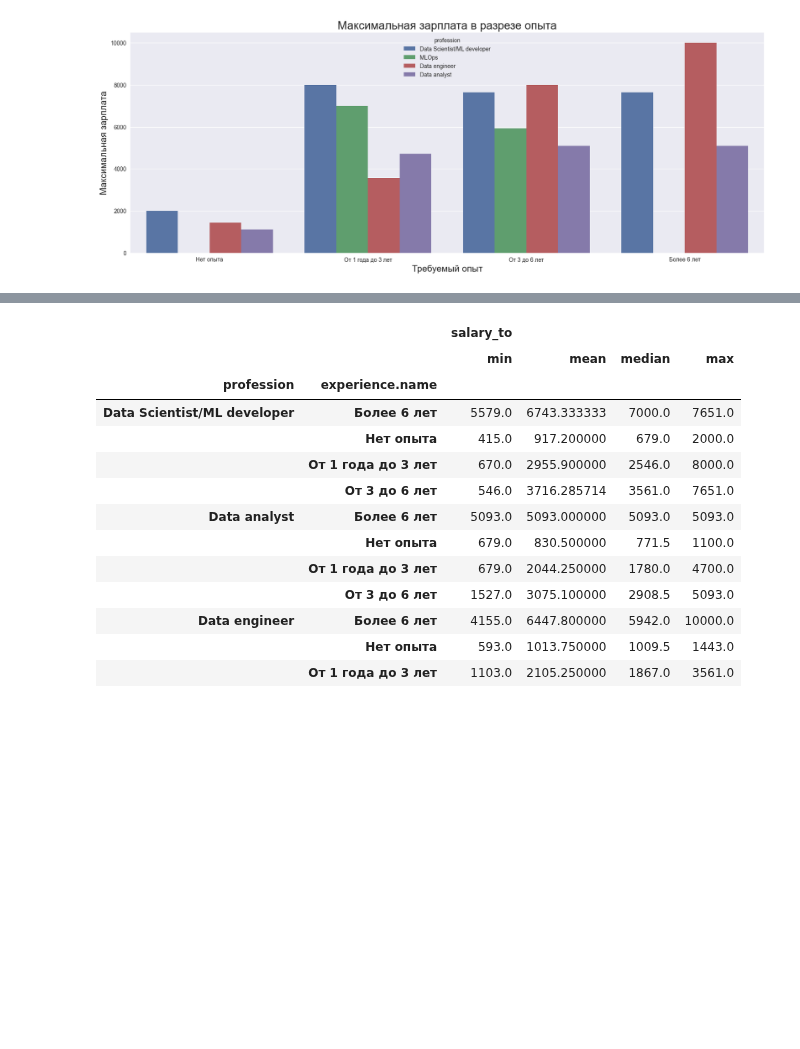
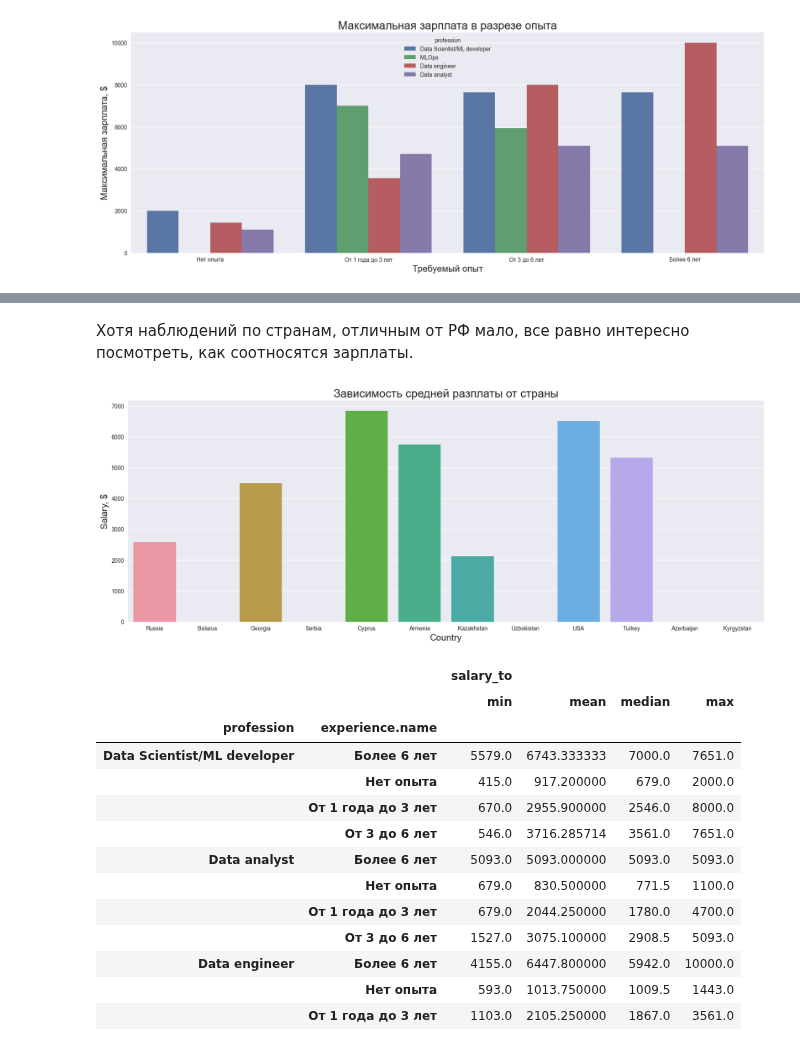
Before and after one commit to Lerrale/DE_vacancy_analysis, a Jupyter notebook: Job_Analysis_4_Analysis.ipynb, the cells around one changed output, grey strips where cells are left out. Cells and saved outputs as stored; diff of their text form; code cells hidden in the pictures; blank space fills up the shorter version.

```diff
--- a/Job_Analysis_4_Analysis.ipynb
+++ b/Job_Analysis_4_Analysis.ipynb
@@ -179,3 +225,22 @@ barplot1.set_ylabel('Максимальная зарплата', fontsize=16);
+# %% [markdown]
+Хотя наблюдений по странам, отличным от РФ мало, все равно интересно посмотреть, как соотносятся зарплаты.
+# %%
+fig, axes = plt.subplots(nrows=1, ncols=1, figsize=(20, 7))
+
+barplot_country_salary = sns.barplot(
+           data=df,
+           x='country',
+           y='salary',
+           estimator='median',
+           ci=None
+           )
+
+barplot_country_salary.tick_params(axis='x', rotation=0);
+barplot_country_salary.set_title('Зависимость средней разплаты от страны', fontsize=20);
+barplot_country_salary.set_xlabel('Country', fontsize=16);
+barplot_country_salary.set_ylabel('Salary, $', fontsize=16);
+# %% [output]
+[figure, added]
 # %%
 df.groupby(['profession','experience.name']).aggregate({'salary_to':['min', 'mean', 'median','max'] })
 # %% [output]
```
Also changed, not shown: parts of 11 cells of this notebook.
